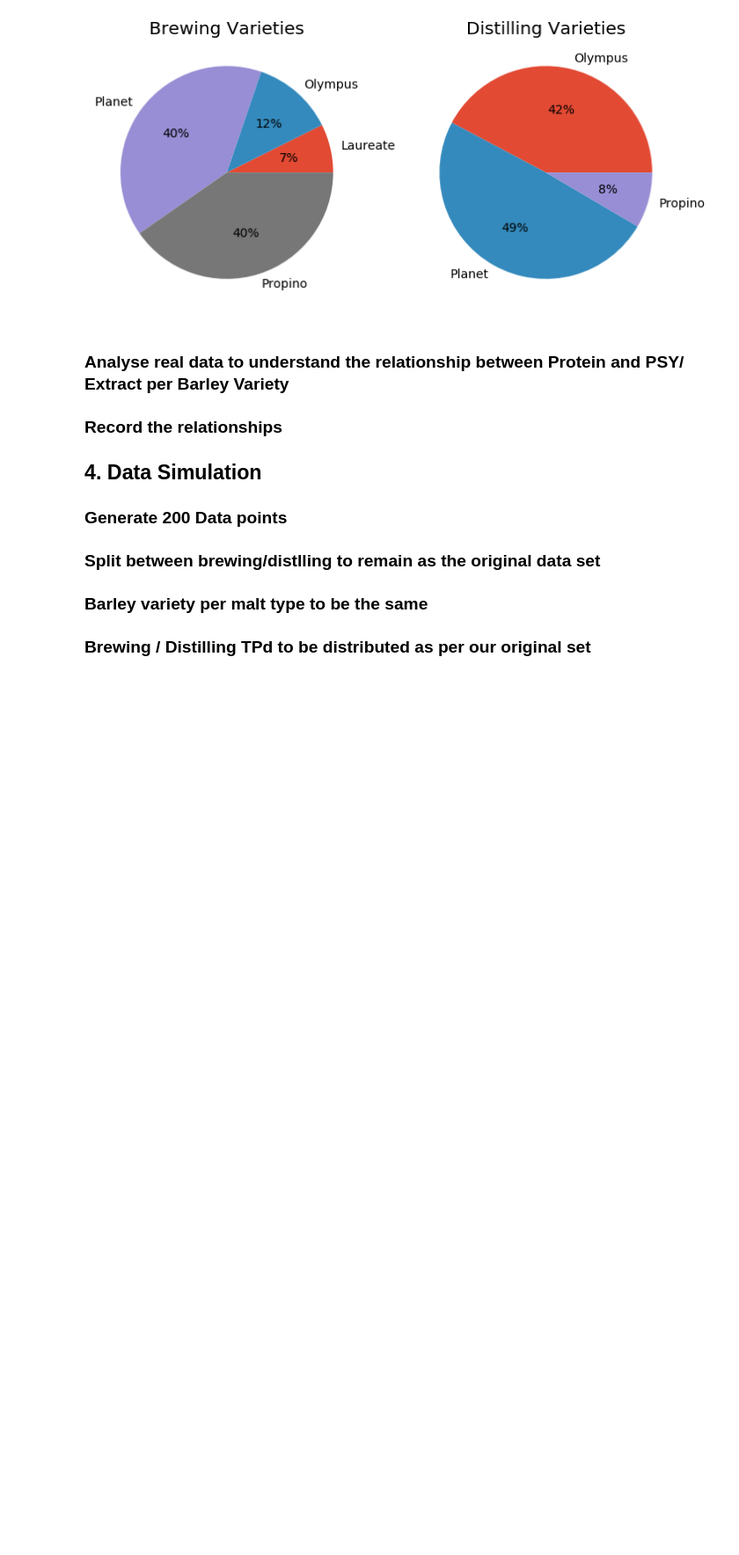
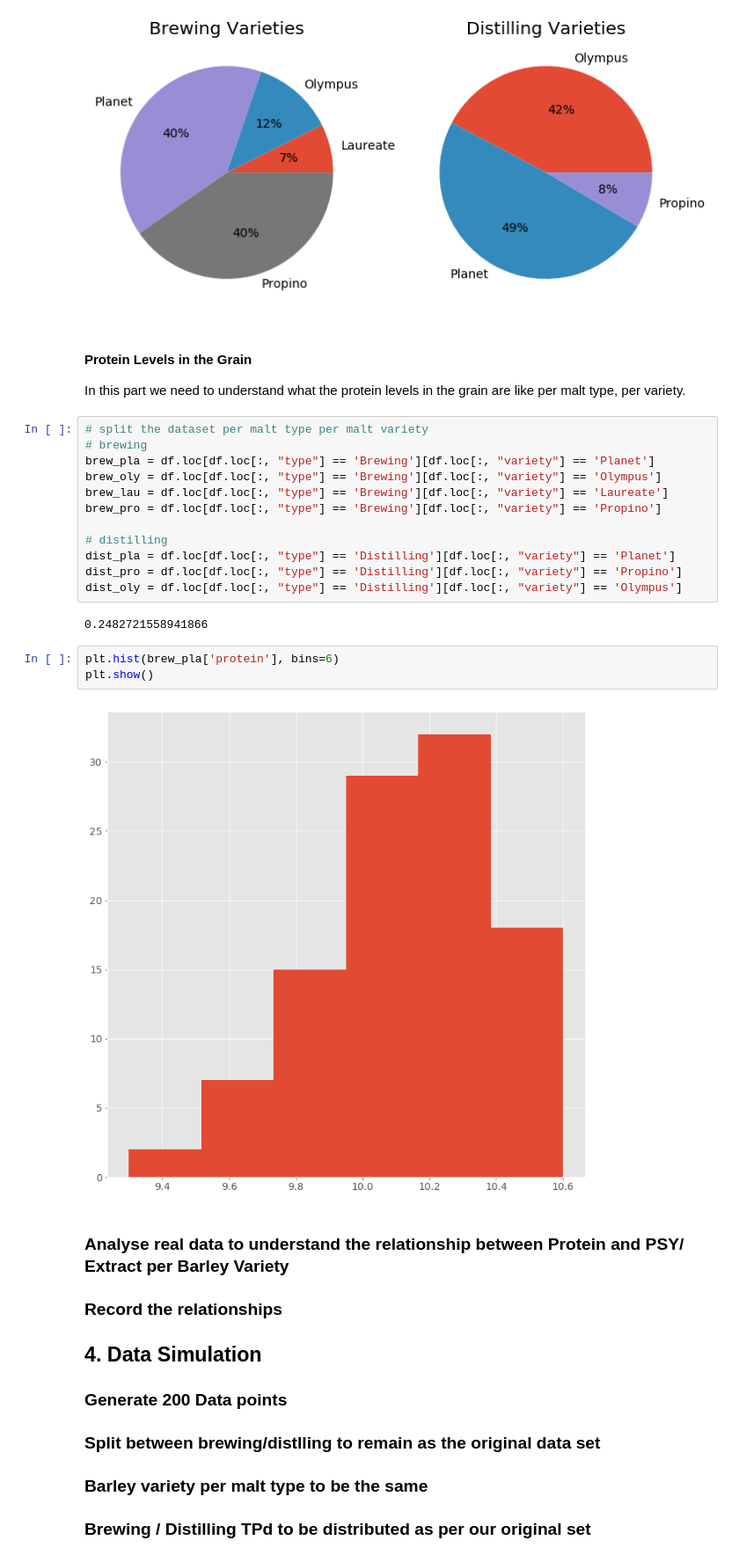
Before and after one commit to shkyler/gmit-pfda-project, a Jupyter notebook: datasimulation.ipynb, the cells around one changed output. Shown at 88% size. Saved outputs shown, nothing was run; the diff lists cells and outputs as text; blank space fills up the shorter version.

Commit message:
started protein analysis

```diff
--- a/datasimulation.ipynb
+++ b/datasimulation.ipynb
@@ -227,6 +227,29 @@ plt.pie(dist_count,labels=dist_count.index, autopct='%1.0f%%')
 plt.show()
 # %% [output]
 [figure]
+# %% [markdown]
+#### Protein Levels in the Grain
+
+In this part we need to understand what the protein levels in the grain are like per malt type, per variety.
+# %%
+# split the dataset per malt type per malt variety
+# brewing
+brew_pla = df.loc[df.loc[:, "type"] == 'Brewing'][df.loc[:, "variety"] == 'Planet']
+brew_oly = df.loc[df.loc[:, "type"] == 'Brewing'][df.loc[:, "variety"] == 'Olympus']
+brew_lau = df.loc[df.loc[:, "type"] == 'Brewing'][df.loc[:, "variety"] == 'Laureate']
+brew_pro = df.loc[df.loc[:, "type"] == 'Brewing'][df.loc[:, "variety"] == 'Propino']
+
+# distilling
+dist_pla = df.loc[df.loc[:, "type"] == 'Distilling'][df.loc[:, "variety"] == 'Planet']
+dist_pro = df.loc[df.loc[:, "type"] == 'Distilling'][df.loc[:, "variety"] == 'Propino']
+dist_oly = df.loc[df.loc[:, "type"] == 'Distilling'][df.loc[:, "variety"] == 'Olympus']
+# %% [output]
+0.2482721558941866
+# %%
+plt.hist(brew_pla['protein'], bins=6)
+plt.show()
+# %% [output]
+[figure, added]
 # %% [markdown]
 
 ### Analyse real data to understand the relationship between Protein and PSY/ Extract per Barley Variety
```
Also changed, not shown: parts of 1 cell of this notebook, 1 other file.
